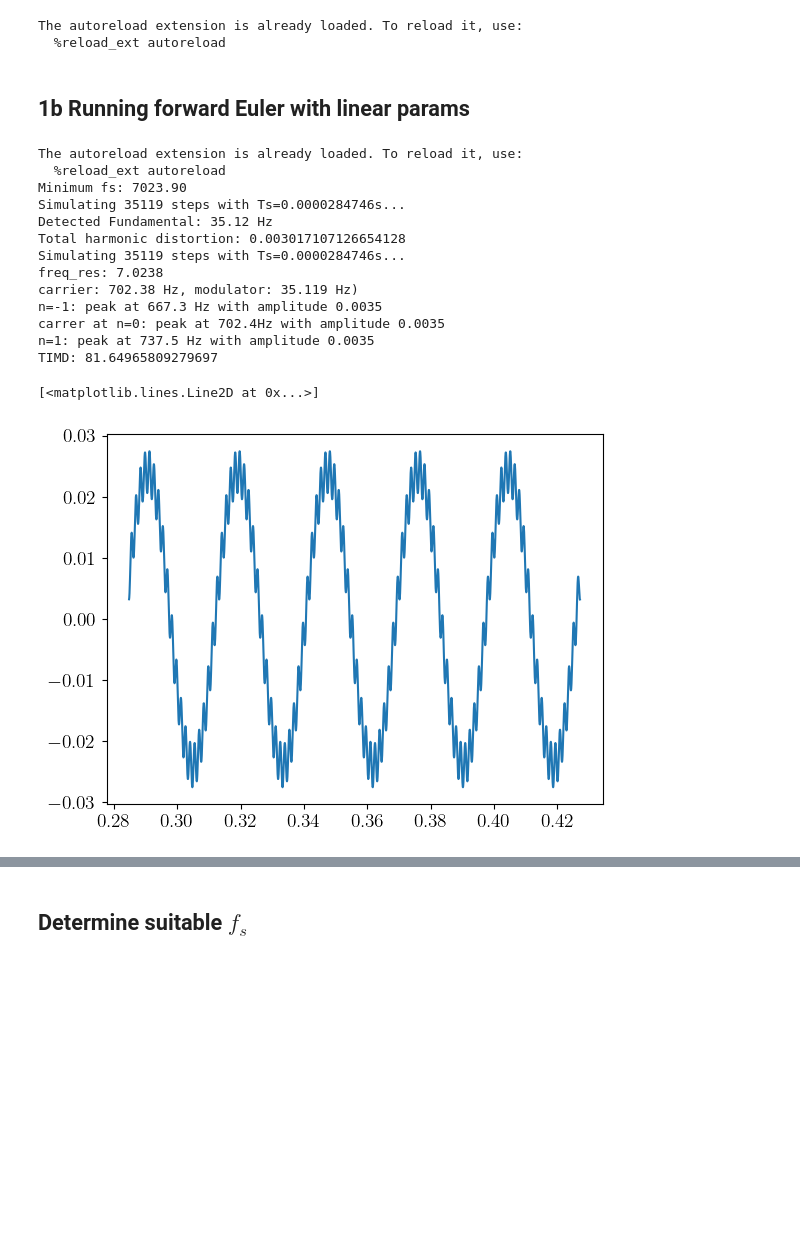
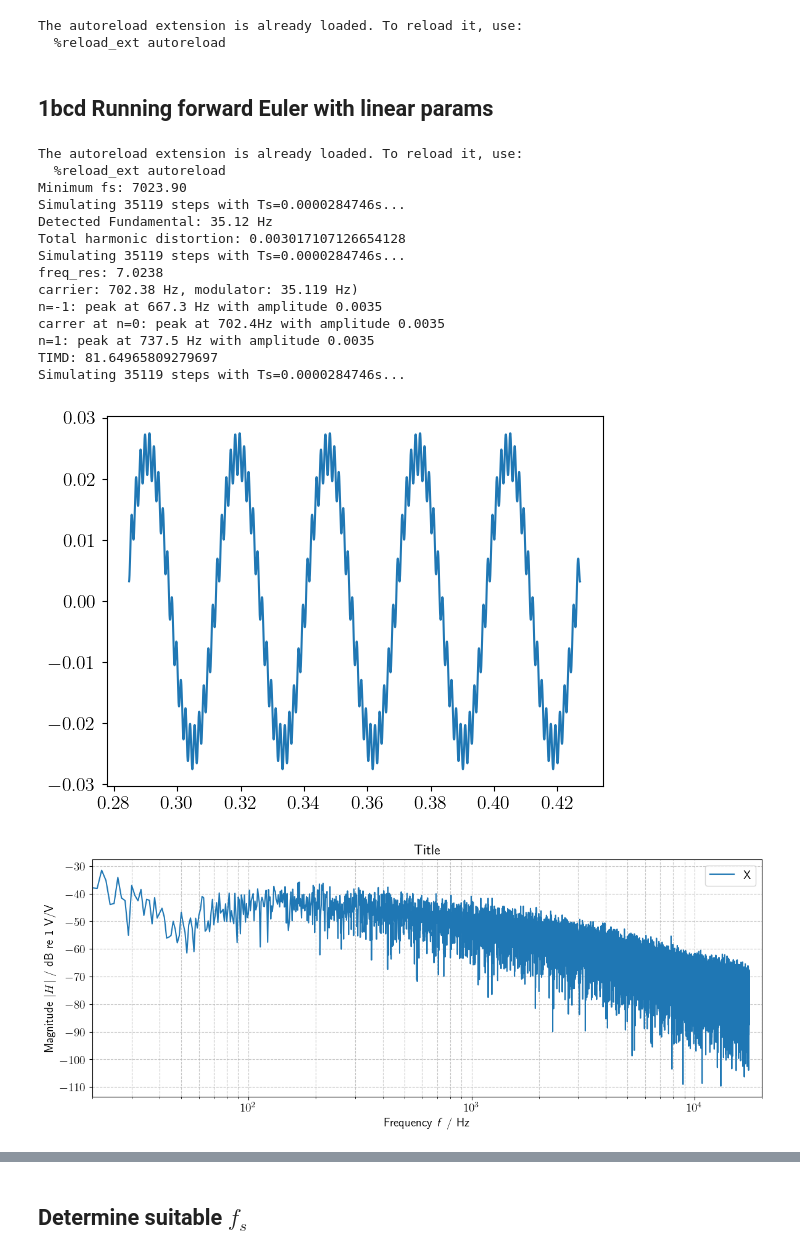
Before and after one commit to istlf/non-linear-transducers-project, a Jupyter notebook: Lab E - part 1.ipynb, the cells around one changed output, grey strips where cells are left out. Drawn from its saved outputs; the diff is of its cells as text; code cells hidden in the pictures; blank space fills up the shorter version.

```diff
--- a/Lab E - part 1.ipynb
+++ b/Lab E - part 1.ipynb
@@ -59,7 +59,7 @@ def solve_forward_euler(F, G, u_signal, x0, fs):
 The autoreload extension is already loaded. To reload it, use:
   %reload_ext autoreload
 # %% [markdown]
-## 1b Running forward Euler with linear params
+## 1bcd Running forward Euler with linear params
 # %%
 %load_ext autoreload
 %autoreload 2
@@ -127,34 +127,35 @@ x = solve_forward_euler(F, G, two_freq, x0, fs)
 
 d_two_freq = x[:,2]
 
 d_two_freq = d_two_freq[int(10*fs*T):int(15*fs*T)]
 
 timd = util.timd(d_two_freq, fs, freq, 20*freq)
 print(f"TIMD: {timd * 100}")
 
 # util.save_wav("signals/two_freq.wav", two_freq, fs)
 
 plt.figure()
 plt.plot(t_snipped, d_two_freq)
 
-# x = solve_forward_euler(F, G, pink_noise_20Hz, x0, fs)
+x = solve_forward_euler(F, G, pink_noise_20Hz, x0, fs)
 
-# f, X, X_dB = util.make_spectrum(x[:,0], fs, scaling=True, oneside=True)
+f, X, X_dB = util.make_spectrum(x[:,0], fs, scaling=True, oneside=True)
 
-# util.plot_mag([f], [X], legends=["X"], title="Title")
+util.plot_mag([f], [X], legends=["X"], title="Title")
 # %% [output]
 The autoreload extension is already loaded. To reload it, use:
   %reload_ext autoreload
 Minimum fs: 7023.90
 Simulating 35119 steps with Ts=0.0000284746s...
 Detected Fundamental: 35.12 Hz
 Total harmonic distortion: 0.003017107126654128
 Simulating 35119 steps with Ts=0.0000284746s...
 freq_res: 7.0238
 carrier: 702.38 Hz, modulator: 35.119 Hz)
 n=-1: peak at 667.3 Hz with amplitude 0.0035
 carrer at n=0: peak at 702.4Hz with amplitude 0.0035
 n=1: peak at 737.5 Hz with amplitude 0.0035
 TIMD: 81.64965809279697
+Simulating 35119 steps with Ts=0.0000284746s...
-[<matplotlib.lines.Line2D at 0x...>]
 [figure]
+[figure, added]
```
Also changed, not shown: parts of 3 cells of this notebook.
